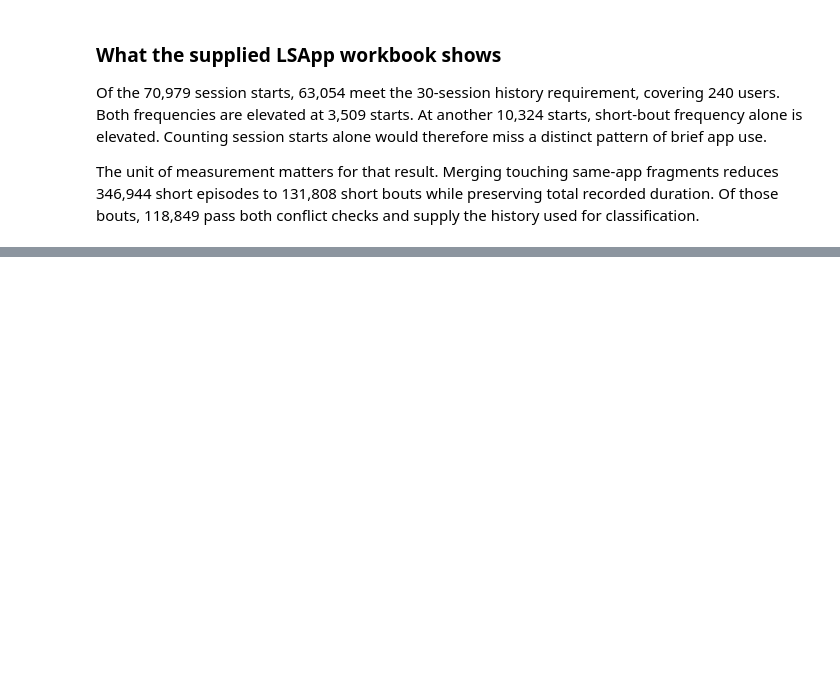
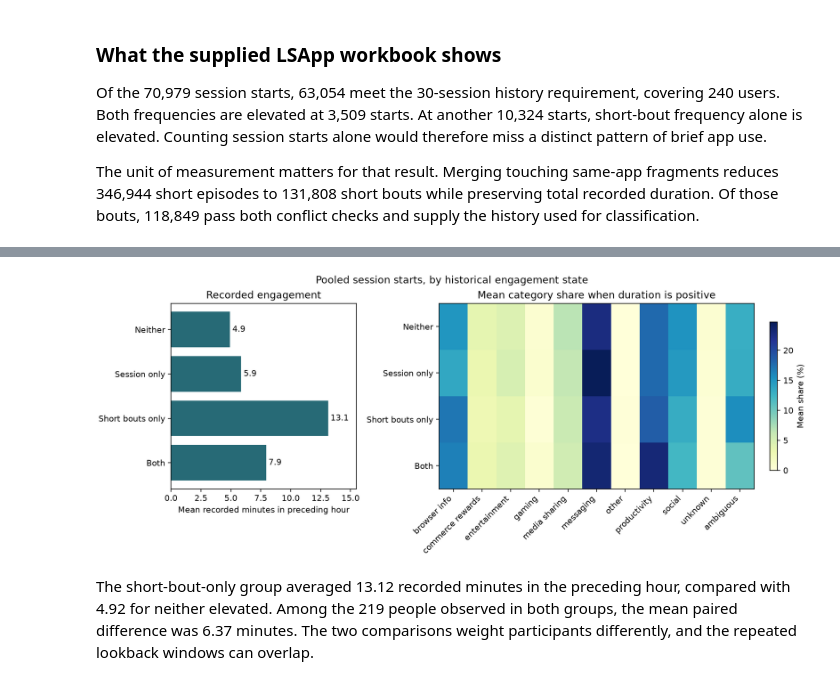
Before and after one commit to Ndaba31/Thesis, a Jupyter notebook: Notebooks/Research_Project_Objective_2_Guided.ipynb, the cells around one changed output, grey strips where cells are left out. Cells and saved outputs as stored; diff of their text form; code cells hidden in the pictures; blank space fills up the shorter version.

```diff
--- a/Notebooks/Research_Project_Objective_2_Guided.ipynb
+++ b/Notebooks/Research_Project_Objective_2_Guided.ipynb
@@ -938,0 +1034,20 @@ The unit of measurement matters for that result. Merging touching same-app fragm
+# %%
+def navigation_flags(bouts):
+    b = bouts.sort_values(session_keys + ["start_time", "bout_id"], kind="stable").reset_index(drop=True).copy()
+    b["start_tied"] = b.duplicated(session_keys + ["start_time"], keep=False)
+    b["reliable"] = b.duration_seconds.gt(0) & ~b.any_detected_conflict & ~b.start_tied & b.app_name.notna()
+    g = b.groupby(session_keys, sort=False)
+    previous_app = g.app_name.shift()
+    different = previous_app.notna() & b.app_name.ne(previous_app)
+    ordered_pair = (b.reliable & g.reliable.shift(fill_value=False) & b.start_time.ge(g.end_time.shift())
+                    & b.start_time.gt(g.start_time.shift()))
+    b["transition"] = different & ordered_pair
+    seen = pd.Series(False, index=b.index)
+    seen.loc[b.reliable] = b.loc[b.reliable].duplicated(session_keys + ["app_name"])
+    b["revisit"] = b.transition & seen
+    b["uncertain_transition"] = different & ~ordered_pair
+    assert (~b.revisit | b.transition).all() and not (b.transition & b.uncertain_transition).any()
+    return b
+
+coded_bouts = navigation_flags(bout_audit).join(mapping, on="app_name", validate="many_to_one")
+display(coded_bouts[["start_tied", "transition", "revisit", "uncertain_transition"]].sum().rename("bouts").to_frame())
@@ -938,0 +1520,27 @@ The unit of measurement matters for that result. Merging touching same-app fragm
+# %%
+from matplotlib.figure import Figure
+
+fig = Figure(figsize=(12, 4.8), layout="constrained")
+ax, heat = fig.subplots(1, 2, gridspec_kw={"width_ratios":[1,1.7]})
+short_labels = ["Neither","Session only","Short bouts only","Both"]
+minutes = analysis.groupby(label).h60_union_engagement_seconds.mean().reindex(states) / 60
+bars = ax.barh(short_labels, minutes, color="#276A76")
+ax.invert_yaxis()
+ax.bar_label(bars, fmt="%.1f", padding=3)
+ax.set_xlim(0, minutes.max()*1.18)
+ax.set_xlabel("Mean recorded minutes in preceding hour")
+ax.set_title("Recorded engagement")
+mix = analysis.groupby(label)[[f"h60_category_{c}_duration_share" for c in duration_cats]].mean().reindex(states)
+image = heat.imshow(mix*100, aspect="auto", cmap="YlGnBu", vmin=0)
+heat.set_yticks(range(4), short_labels)
+heat.set_xticks(range(len(duration_cats)), [c.replace("_"," ") for c in duration_cats], rotation=45, ha="right")
+heat.set_title("Mean category share when duration is positive")
+fig.colorbar(image, ax=heat, label="Mean share (%)", shrink=.8)
+fig.suptitle("Pooled session starts, by historical engagement state")
+figure_path = output_dir / "state_profiles.png"
+fig.savefig(figure_path, dpi=160)
+display(Image(filename=str(figure_path)))
+# %% [output]
+[figure, added]
+# %% [markdown]
+The short-bout-only group averaged 13.12 recorded minutes in the preceding hour, compared with 4.92 for neither elevated. Among the 219 people observed in both groups, the mean paired difference was 6.37 minutes. The two comparisons weight participants differently, and the repeated lookback windows can overlap.
```
Also changed, not shown: parts of 38 cells of this notebook, 3 other files.
